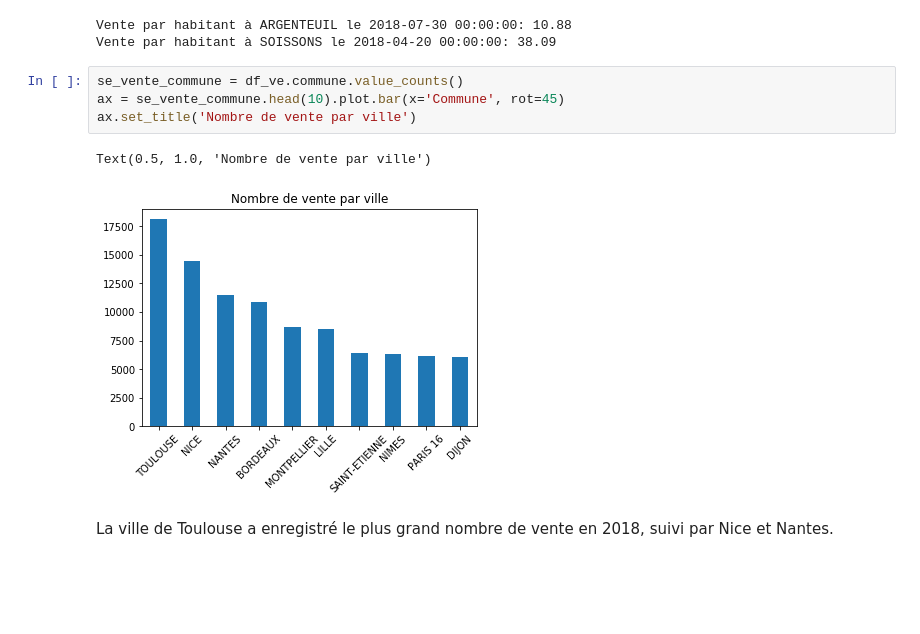
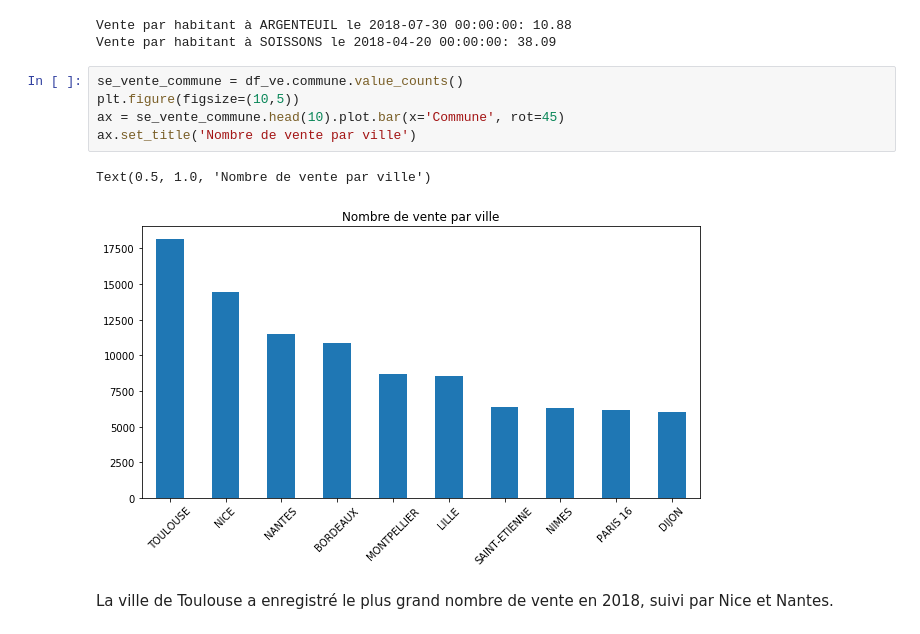
Before and after one commit to houseofai/french-realestate-price-prediction, a Jupyter notebook: Valeurs Foncieres Francaise - EDA.ipynb, the cells around one changed output. Saved outputs shown, nothing was run; the diff lists cells and outputs as text; blank space fills up the shorter version.

```diff
--- a/Valeurs Foncieres Francaise - EDA.ipynb
+++ b/Valeurs Foncieres Francaise - EDA.ipynb
@@ -407,11 +416,12 @@ Vente par habitant à ARGENTEUIL le 2018-07-30 00:00:00: 10.88
 Vente par habitant à SOISSONS le 2018-04-20 00:00:00: 38.09
 # %%
 se_vente_commune = df_ve.commune.value_counts()
+plt.figure(figsize=(10,5))
 ax = se_vente_commune.head(10).plot.bar(x='Commune', rot=45)
 ax.set_title('Nombre de vente par ville')
 # %% [output]
 Text(0.5, 1.0, 'Nombre de vente par ville')
-[figure, old version]
+[figure, new version]
 # %% [markdown]
 La ville de Toulouse a enregistré le plus grand nombre de vente en 2018, suivi par Nice et Nantes.
 # %%
```
Also changed, not shown: parts of 32 cells of this notebook, 1 other file.
